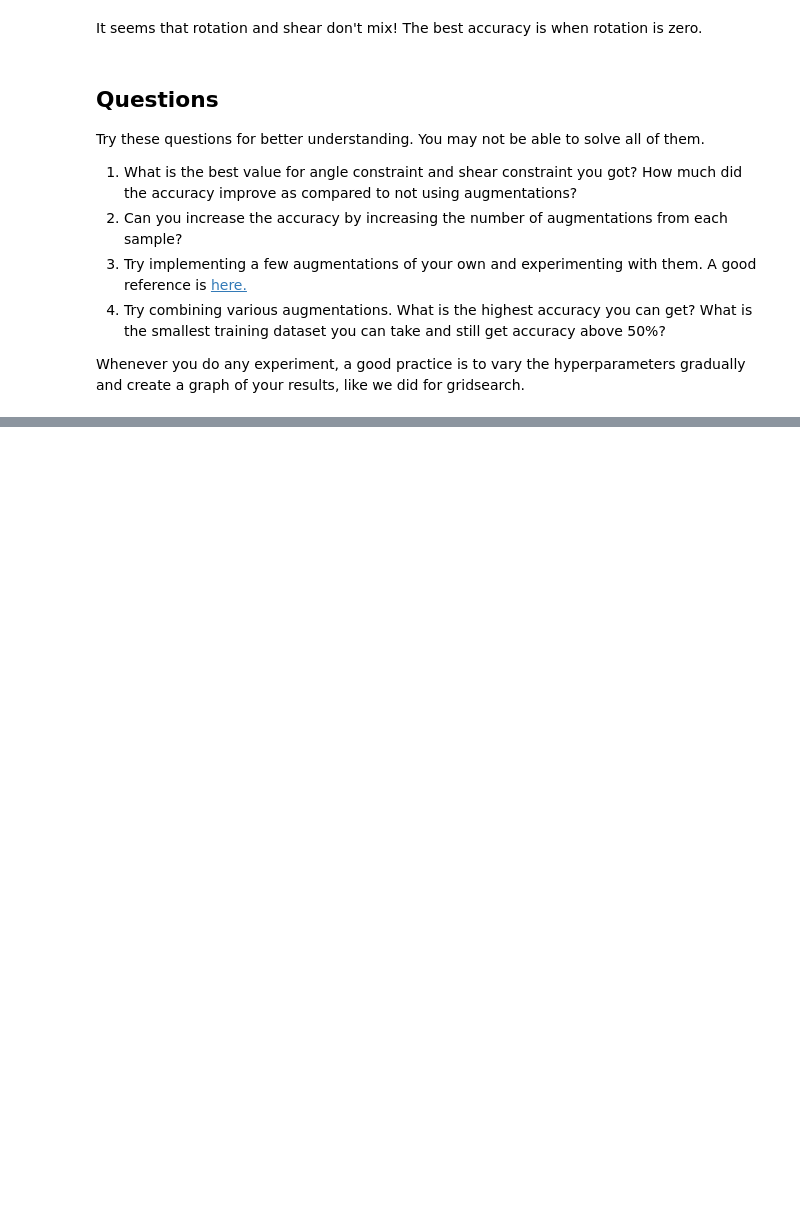
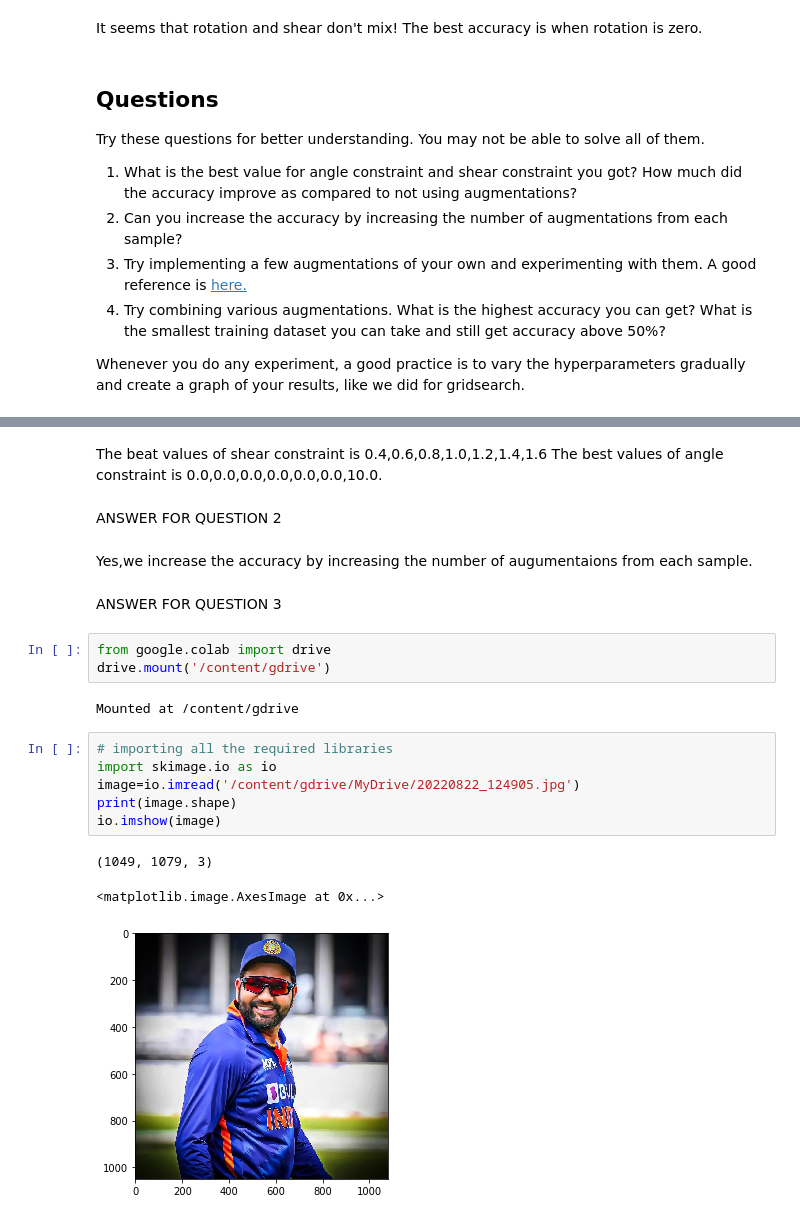
Before and after one commit to Kalyan9177/FMML-lab-1-kalyan, a Jupyter notebook: FMML_Aug22_M1Lab3_Terms&Metrics.ipynb, the cells around one changed output, grey strips where cells are left out. Cells and saved outputs as stored; diff of their text form; blank space fills up the shorter version.

```diff
--- a/FMML_Aug22_M1Lab3_Terms&Metrics.ipynb
+++ b/FMML_Aug22_M1Lab3_Terms&Metrics.ipynb
@@ -539,0 +570,23 @@ Whenever you do any experiment, a good practice is to vary the hyperparameters g
+# %% [markdown]
+The beat values of shear constraint is 0.4,0.6,0.8,1.0,1.2,1.4,1.6 The best values of angle constraint is 0.0,0.0,0.0,0.0,0.0,0.0,10.0.
+# %% [markdown]
+ANSWER FOR QUESTION 2
+# %% [markdown]
+Yes,we increase the accuracy by increasing the number of augumentaions from each sample.
+# %% [markdown]
+ANSWER FOR QUESTION 3
+# %%
+from google.colab import drive
+drive.mount('/content/gdrive')
+# %% [output]
+Mounted at /content/gdrive
+# %%
+# importing all the required libraries
+import skimage.io as io
+image=io.imread('/content/gdrive/MyDrive/20220822_124905.jpg')
+print(image.shape)
+io.imshow(image)
+# %% [output]
+(1049, 1079, 3)
+<matplotlib.image.AxesImage at 0x...>
+[figure, added]
```
Also changed, not shown: parts of 27 cells of this notebook.
